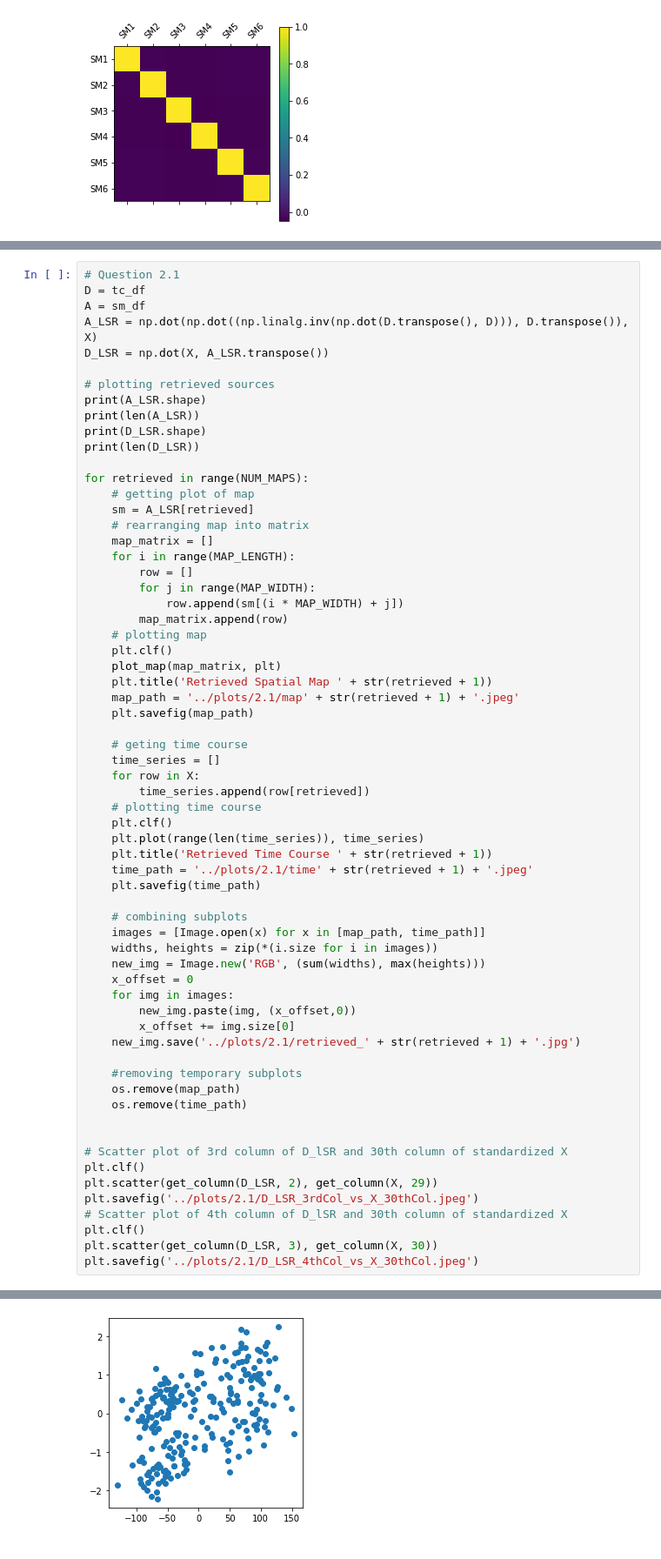
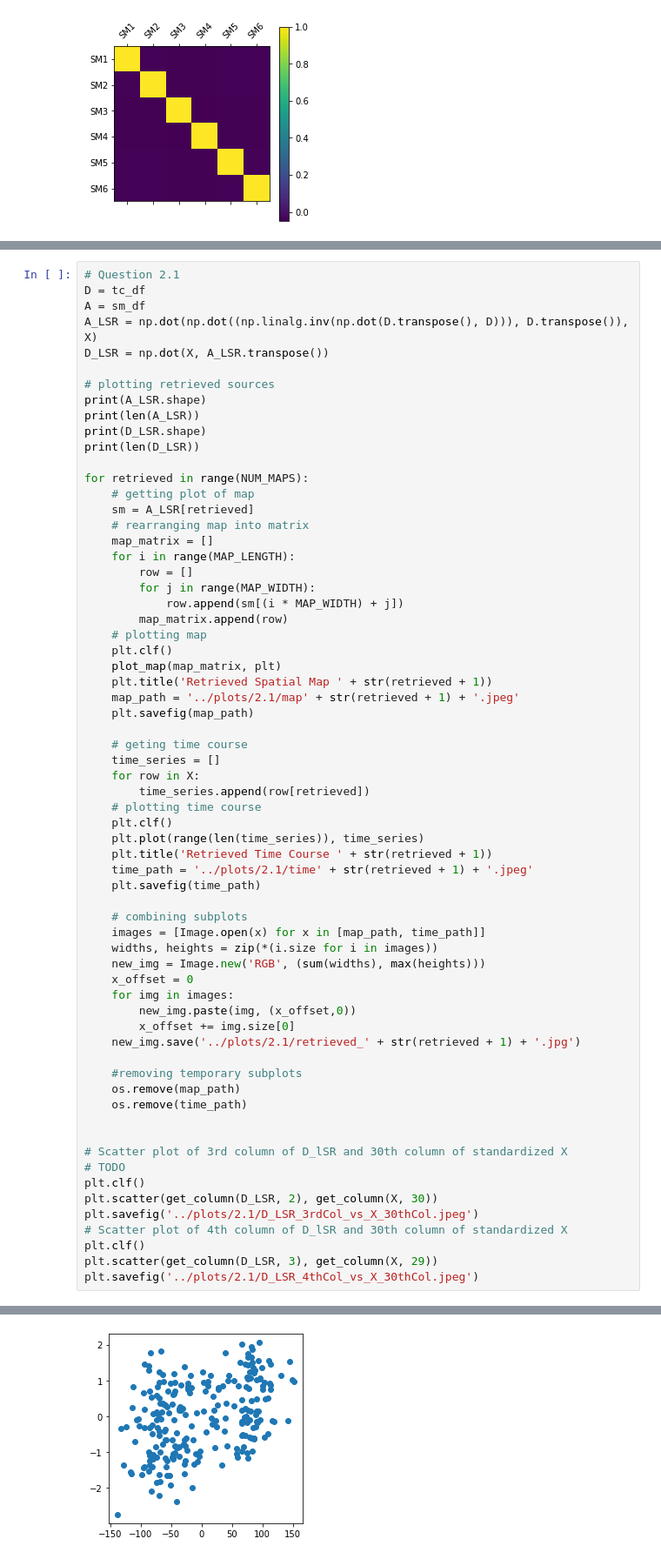
Before and after one commit to hunterthorpe/MAST30034_A1, a Jupyter notebook: code/assignment.ipynb, the cells around one changed output, grey strips where cells are left out. Shown at 87% size. Saved outputs shown, nothing was run; the diff lists cells and outputs as text.

```diff
--- a/code/assignment.ipynb
+++ b/code/assignment.ipynb
@@ -283,36 +286,37 @@ for retrieved in range(NUM_MAPS):
     widths, heights = zip(*(i.size for i in images))
     new_img = Image.new('RGB', (sum(widths), max(heights)))
     x_offset = 0
     for img in images:
         new_img.paste(img, (x_offset,0))
         x_offset += img.size[0]
     new_img.save('../plots/2.1/retrieved_' + str(retrieved + 1) + '.jpg')
 
     #removing temporary subplots
     os.remove(map_path)
     os.remove(time_path)
 
 
 # Scatter plot of 3rd column of D_lSR and 30th column of standardized X
+# TODO
 plt.clf()
-plt.scatter(get_column(D_LSR, 2), get_column(X, 29))
+plt.scatter(get_column(D_LSR, 2), get_column(X, 30))
 plt.savefig('../plots/2.1/D_LSR_3rdCol_vs_X_30thCol.jpeg')
 # Scatter plot of 4th column of D_lSR and 30th column of standardized X
 plt.clf()
-plt.scatter(get_column(D_LSR, 3), get_column(X, 30))
+plt.scatter(get_column(D_LSR, 3), get_column(X, 29))
 plt.savefig('../plots/2.1/D_LSR_4thCol_vs_X_30thCol.jpeg')
 # %% [output]
 (6, 441)
 6
 (240, 6)
 240
 <Figure size 432x288 with 0 Axes>
 <Figure size 288x288 with 0 Axes>
 <Figure size 288x288 with 0 Axes>
 <Figure size 288x288 with 0 Axes>
 <Figure size 288x288 with 0 Axes>
 <Figure size 288x288 with 0 Axes>
-[figure, old version]
+[figure, new version]
 # %%
 # Question 2.2
 
```
Also changed, not shown: parts of 9 cells of this notebook, 16 other files.
